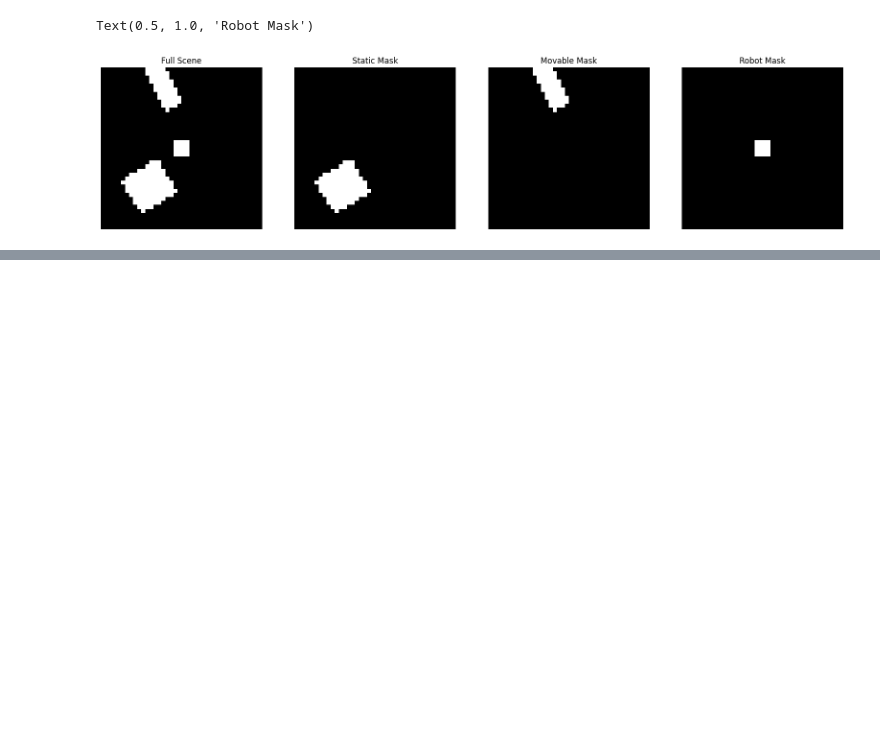
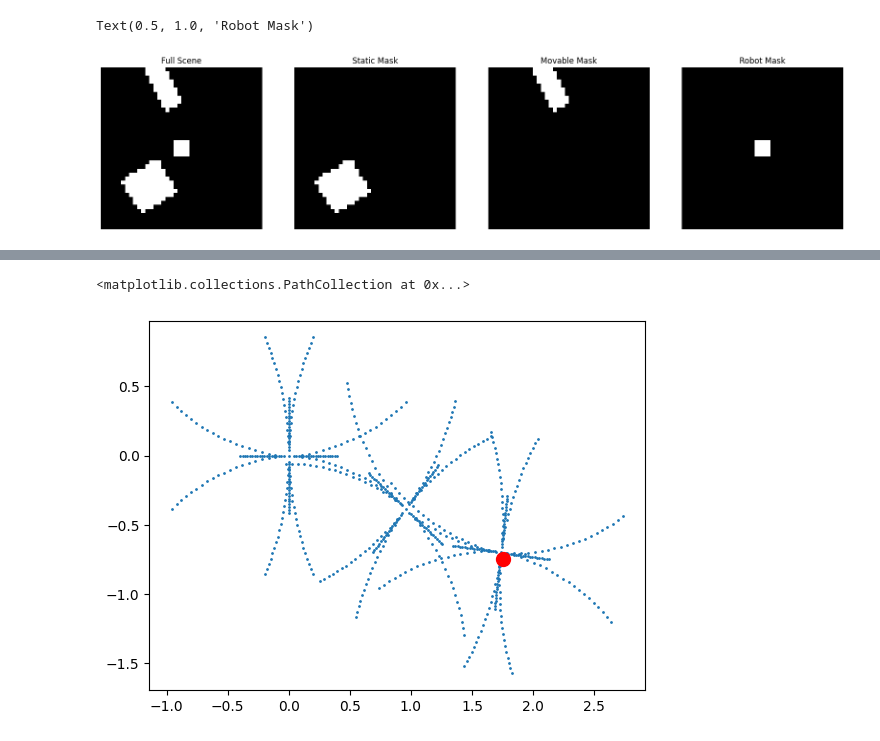
Before and after one commit to PRX-Kinodynamic/ML4KP-devel, a Jupyter notebook: vis.ipynb, the cells around one changed output, grey strips where cells are left out. Cells and saved outputs as stored; diff of their text form; code cells hidden in the pictures; blank space fills up the shorter version.

```diff
--- a/vis.ipynb
+++ b/vis.ipynb
@@ -129,0 +201,20 @@ Text(0.5, 1.0, 'Robot Mask')
+# %%
+file = "search_states/search_states_2.txt"
+lines = []
+with open(file, 'r') as f:
+        all_data = f.readlines()
+        goal_line = all_data[0]
+        goal_line = goal_line.split(" # goal:")[-1].strip().split()
+        goal_line = np.array(goal_line).astype(float)
+        data = all_data[1:]
+
+
+for line in data:
+    line = np.array(line.strip().split()).astype(float)
+    lines.append(line)
+lines = np.array(lines)
+plt.scatter(lines[:, 0], lines[:, 1], s=1)
+plt.scatter(goal_line[0], goal_line[1], s=100, c='red')
+# %% [output]
+<matplotlib.collections.PathCollection at 0x...>
+[figure, added]
```
Also changed, not shown: parts of 6 cells of this notebook, 15 other files.
